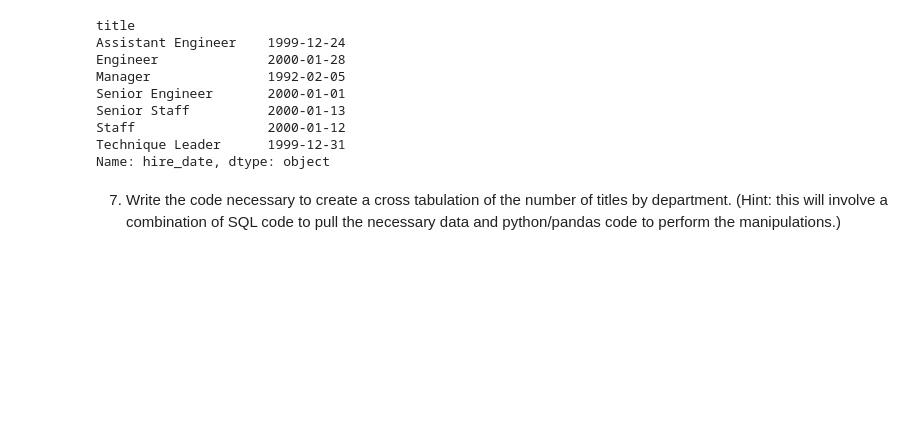
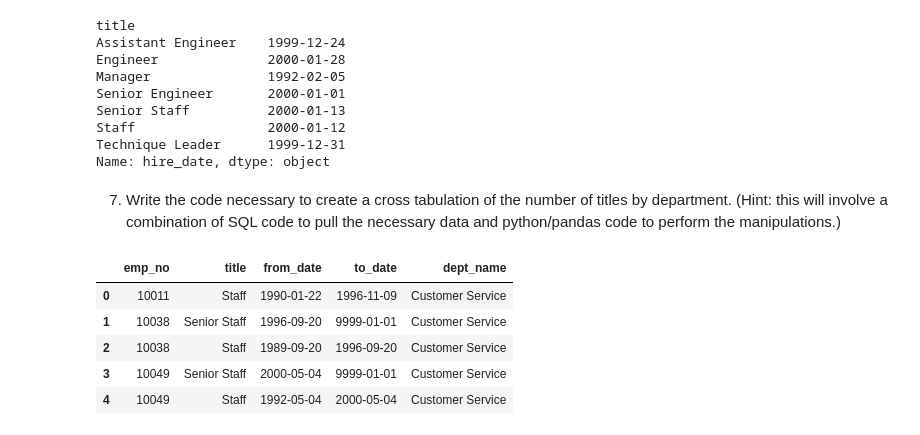
Before and after one commit to Alfred-W-S-Pirovits-Jr/numpy-pandas-visualization-exercises, a Jupyter notebook: advanced_dataframes.ipynb, the cells around one changed output. Saved outputs shown, nothing was run; the diff lists cells and outputs as text; code cells hidden in the pictures; blank space fills up the shorter version.

```diff
--- a/advanced_dataframes.ipynb
+++ b/advanced_dataframes.ipynb
@@ -632,5 +628,20 @@ Senior Staff          2000-01-13
 Staff                 2000-01-12
 Technique Leader      1999-12-31
 Name: hire_date, dtype: object
-# %% [markdown]
-7.  Write the code necessary to create a cross tabulation of the number of titles by department. (Hint: this will involve a combination of SQL code to pull the necessary data and python/pandas code to perform the manipulations.)
+# %% [markdown]
+7.  Write the code necessary to create a cross tabulation of the number of titles by department. (Hint: this will involve a combination of SQL code to pull the necessary data and python/pandas code to perform the manipulations.)
+# %%
+query = '''SELECT t.emp_no, t.title, t.from_date, t.to_date, d.dept_name
+            FROM departments AS d
+            JOIN dept_emp AS de ON d.dept_no = de.dept_no
+            JOIN titles AS t ON de.emp_no = t.emp_no;'''
+
+dept_titles = pd.read_sql(query, get_db_url('employees'))
+dept_titles.head()
+# %% [output]
+|  | emp_no | title | from_date | to_date | dept_name |
+| 0 | 10011 | Staff | 1990-01-22 | 1996-11-09 | Customer Service |
+| 1 | 10038 | Senior Staff | 1996-09-20 | 9999-01-01 | Customer Service |
+| 2 | 10038 | Staff | 1989-09-20 | 1996-09-20 | Customer Service |
+| 3 | 10049 | Senior Staff | 2000-05-04 | 9999-01-01 | Customer Service |
+| 4 | 10049 | Staff | 1992-05-04 | 2000-05-04 | Customer Service |
```
Also changed, not shown: parts of 35 cells of this notebook.
